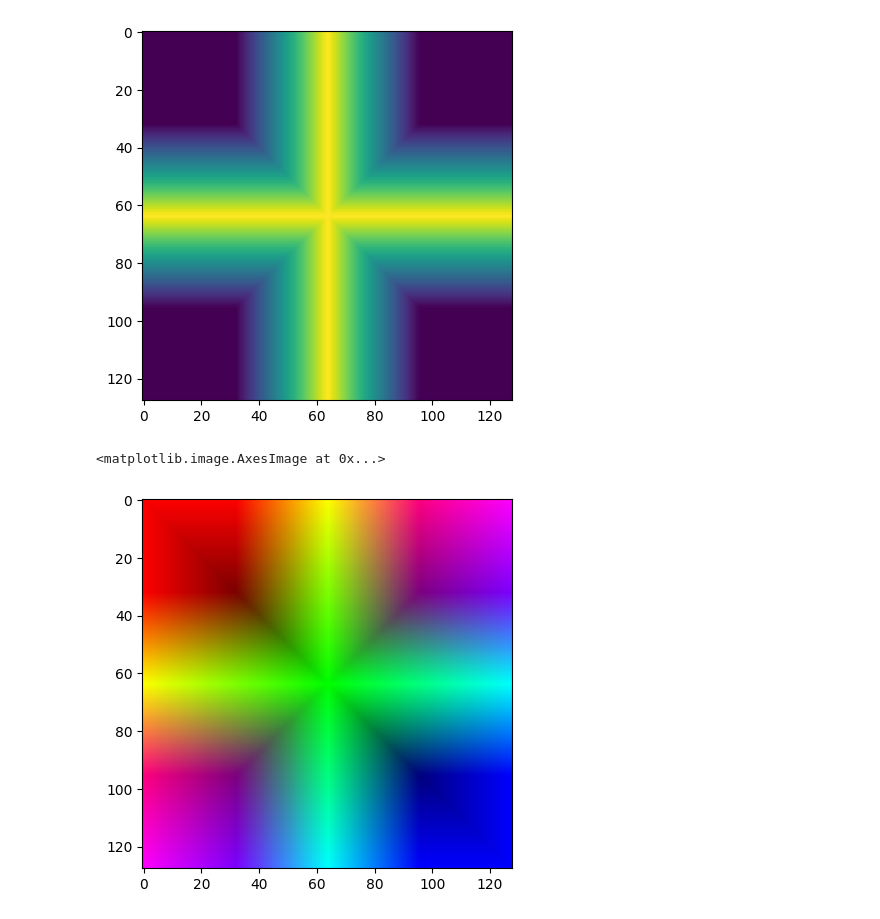
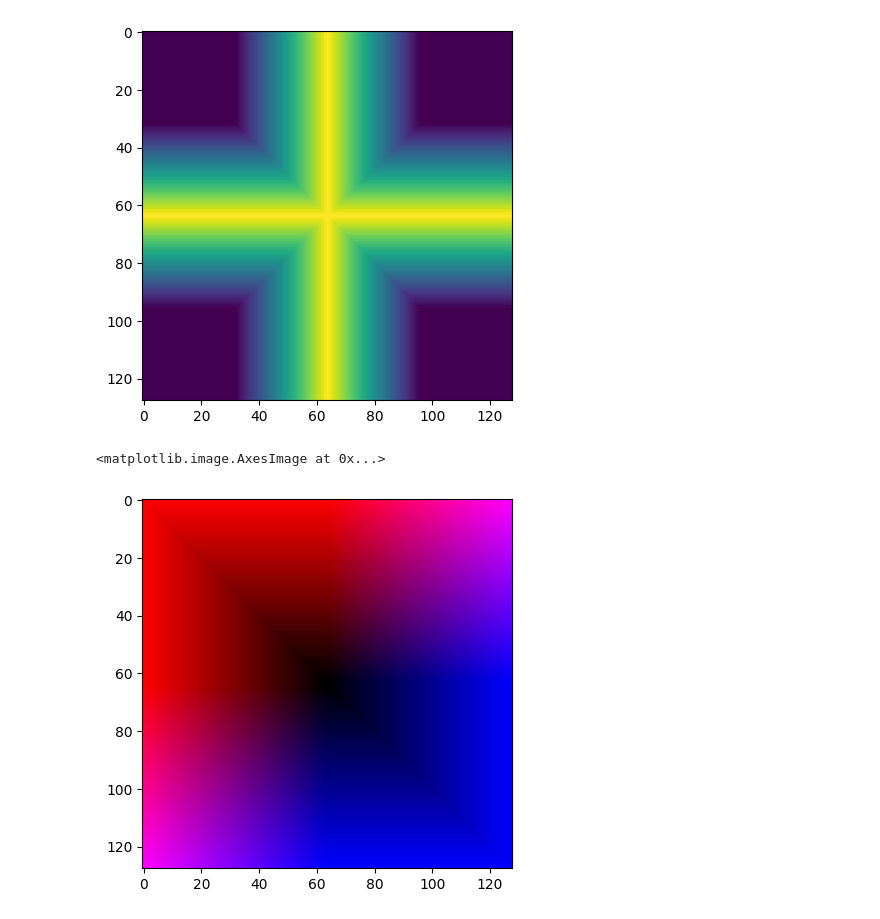
Before and after one commit to rir001/SEP_projects, a Jupyter notebook: images/image_calibrator.ipynb, the cells around one changed output. Saved outputs shown, nothing was run; the diff lists cells and outputs as text; code cells hidden in the pictures.

```diff
--- a/images/image_calibrator.ipynb
+++ b/images/image_calibrator.ipynb
@@ -39,10 +39,13 @@ plt.imshow(np.vstack((np.hstack((grandient[::2, ::2], grandient[::2, ::-2])), np
 [figure]
 # %%
 base[:, :, 0] = grandient[::-1, ::-1] * 255
+base[:, :, 0] *= 1
 base[:, :, 1] = np.vstack((np.hstack((grandient[::2, ::2], grandient[::2, ::-2])), np.hstack((grandient[::-2, ::2], grandient[::-2, ::-2])))) * 255
+base[:, :, 1] *= 0
 base[:, :, 2] = grandient * 255
+base[:, :, 2] *= 1
+
+plt.imshow(base)
+# %% [output]
+<matplotlib.image.AxesImage at 0x...>
+[figure, added]
-# %%
-plt.imshow(base)
-# %% [output]
-<matplotlib.image.AxesImage at 0x...>
-[figure, removed]
```
Also changed, not shown: parts of 1 cell of this notebook, 2 other files.
